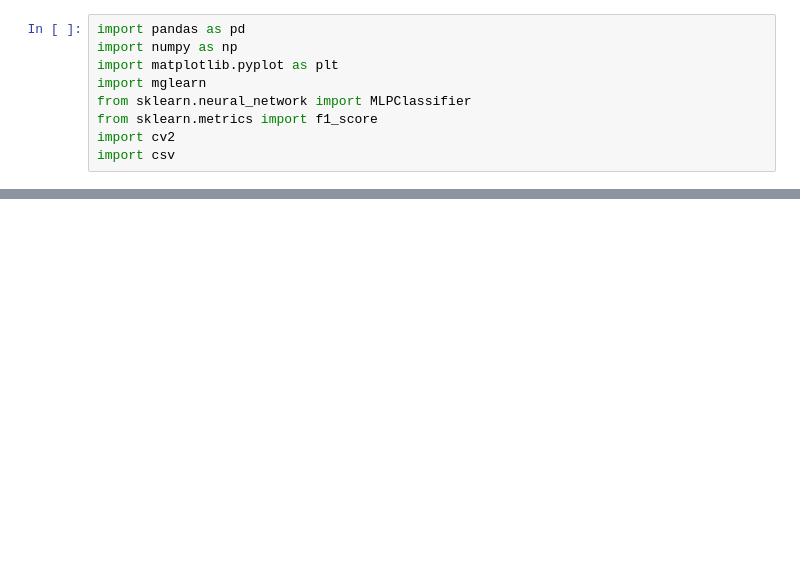
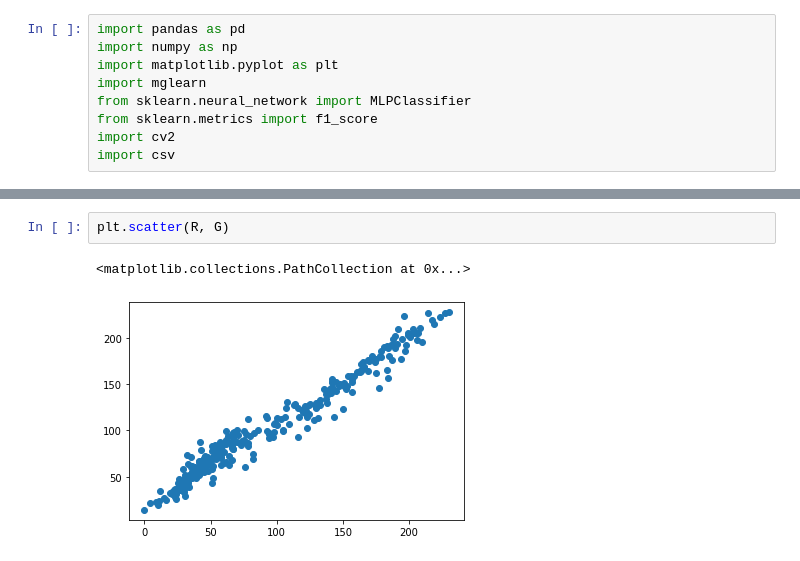
Before and after one commit to yattinda/scikit-learn, a Jupyter notebook: difine_rural/product1.ipynb, the cells around one changed output, grey strips where cells are left out. Cells and saved outputs as stored; diff of their text form; blank space fills up the shorter version.

```diff
--- a/difine_rural/product1.ipynb
+++ b/difine_rural/product1.ipynb
@@ -58,0 +70,5 @@ print("緑地の割合 {:.3f}%".format(forest_per * 100))
+# %%
+plt.scatter(R, G)
+# %% [output]
+<matplotlib.collections.PathCollection at 0x...>
+[figure, added]
```
Also changed, not shown: parts of 5 cells of this notebook.
